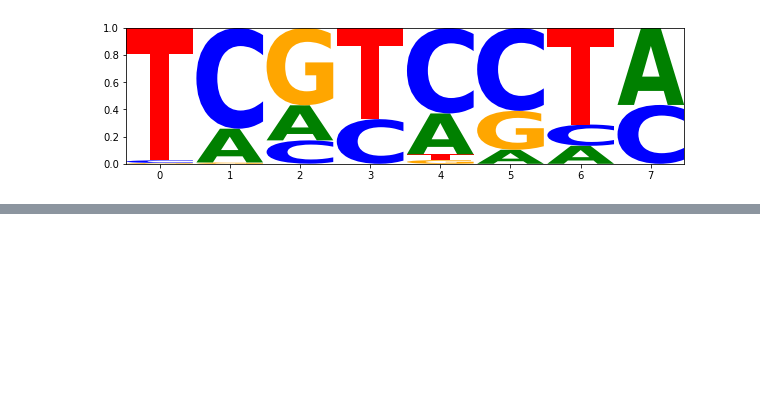
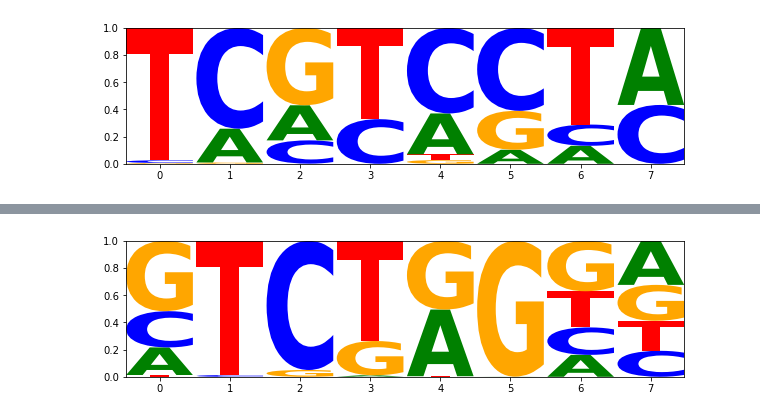
Before and after one commit to regevs/practical, a Jupyter notebook: EM.ipynb, the cells around one changed output, grey strips where cells are left out. Cells and saved outputs as stored; diff of their text form; code cells hidden in the pictures; blank space fills up the shorter version.

```diff
--- a/EM.ipynb
+++ b/EM.ipynb
@@ -392,0 +568,4 @@ Entropy of estimated motif: 7.651284772923757
+# %%
+draw_motif(states[2000][0])
+# %% [output]
+[figure, added]
```
Also changed, not shown: parts of 46 cells of this notebook.
